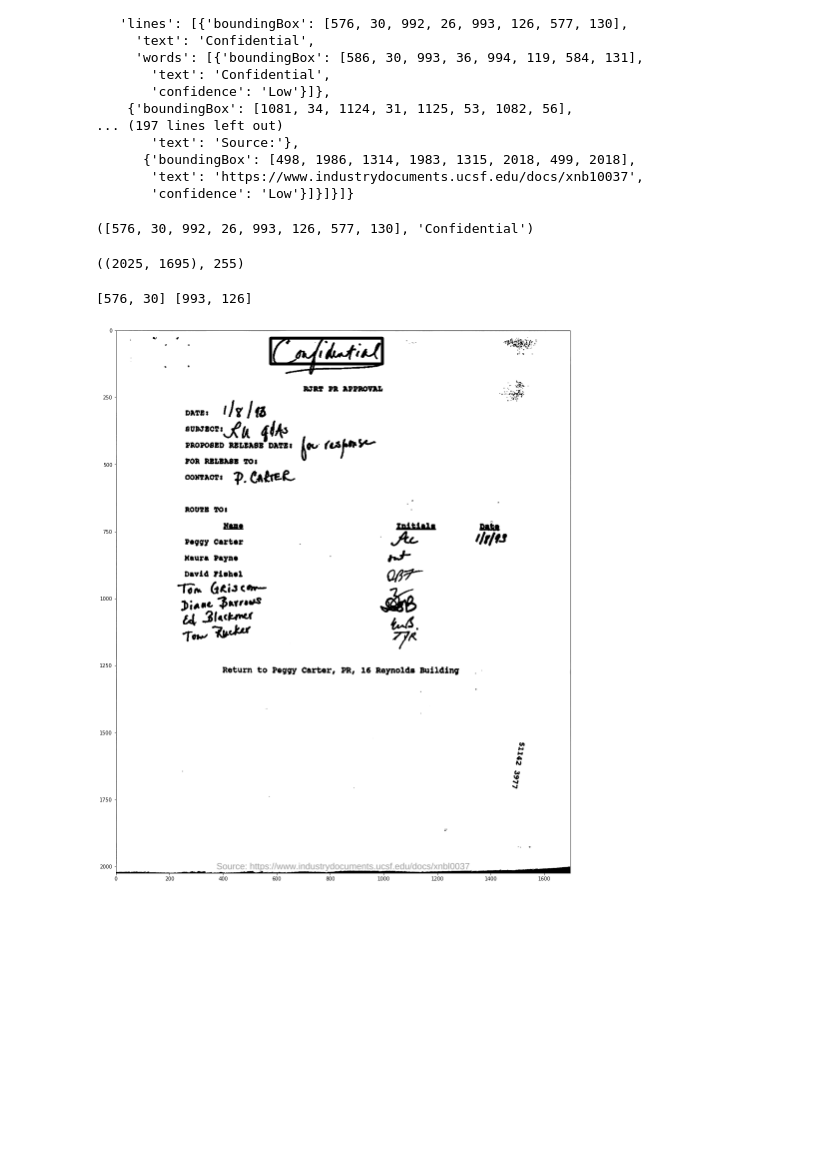
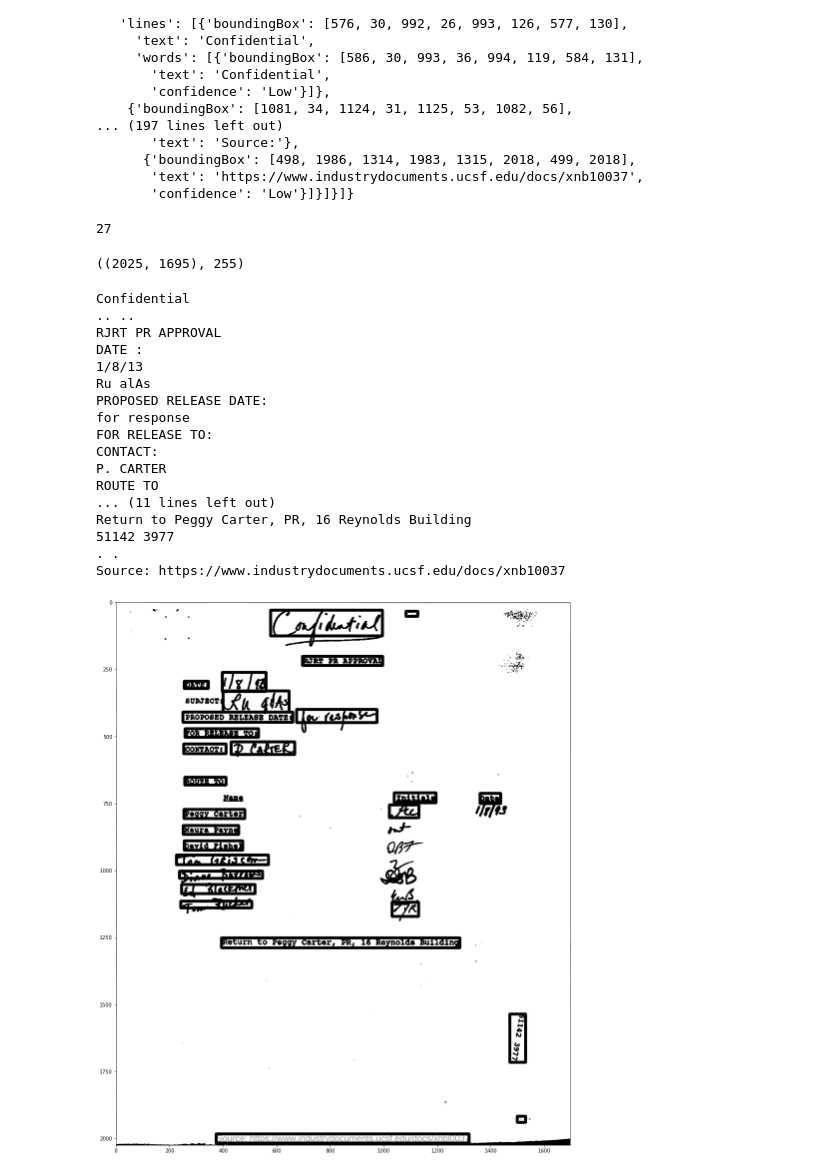
Before and after one commit to dscarmo/IA376J_final_project, a Jupyter notebook: explore_data.ipynb, the cells around one changed output. Cells and saved outputs as stored; diff of their text form; code cells hidden in the pictures; blank space fills up the shorter version.

```diff
--- a/explore_data.ipynb
+++ b/explore_data.ipynb
@@ -67,24 +82,44 @@ ocr
       {'boundingBox': [498, 1986, 1314, 1983, 1315, 2018, 499, 2018],
        'text': 'https://www.industrydocuments.ucsf.edu/docs/xnb10037',
        'confidence': 'Low'}]}]}]}
-# %%
-bbox = ocr['recognitionResults'][0]['lines'][0]['boundingBox']
-text = ocr['recognitionResults'][0]['lines'][0]['text']
-bbox, text
-# %% [output]
-([576, 30, 992, 26, 993, 126, 577, 130], 'Confidential')
+# %%
+nlines = len(ocr['recognitionResults'][0]['lines'])
+nlines
+# %% [output]
+27
 # %%
 image.shape, image.max()
 # %% [output]
 ((2025, 1695), 255)
 # %%
-pt1 = bbox[:2]
-pt2 = bbox[4:6]
-print(pt1, pt2)
-display_bbox = cv.rectangle(image, tuple(pt1), tuple(pt2), 0, 10)
+display_bbox = image.copy()
+for i in range(nlines):
+    bbox = ocr['recognitionResults'][0]['lines'][i]['boundingBox']
+    text = ocr['recognitionResults'][0]['lines'][i]['text']
+
+    pt1 = bbox[:2]
+    pt2 = bbox[4:6]
+    display_bbox = cv.rectangle(display_bbox, tuple(pt1), tuple(pt2), 0, 10)
+    print(text)
 plt.figure(figsize=(20, 20))
 plt.imshow(display_bbox, cmap="gray")
 plt.show()
 # %% [output]
-[576, 30] [993, 126]
+Confidential
+.. ..
+RJRT PR APPROVAL
+DATE :
+1/8/13
+Ru alAs
+PROPOSED RELEASE DATE:
+for response
+FOR RELEASE TO:
+CONTACT:
+P. CARTER
+ROUTE TO
+... (11 lines left out)
+Return to Peggy Carter, PR, 16 Reynolds Building
+51142 3977
+. .
+Source: https://www.industrydocuments.ucsf.edu/docs/xnb10037
-[figure, old version]
+[figure, new version]
```
Also changed, not shown: parts of 3 cells of this notebook, 1 other file.
